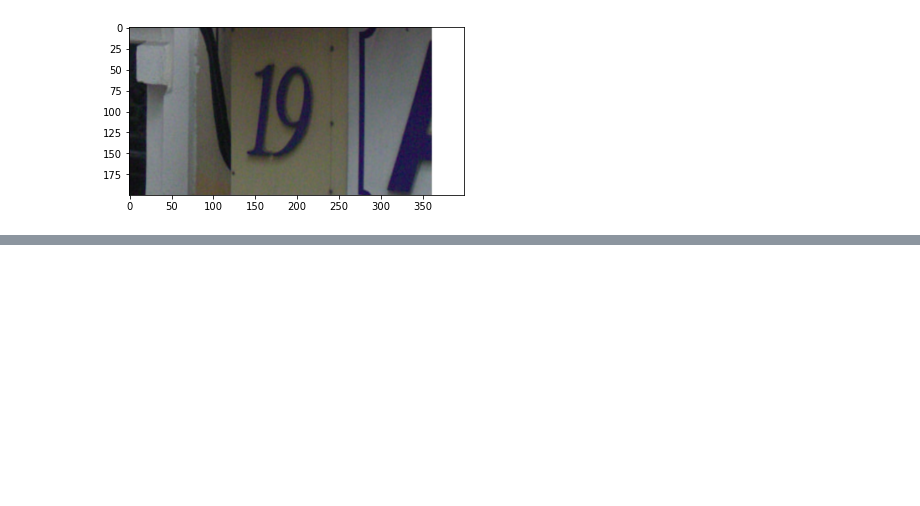
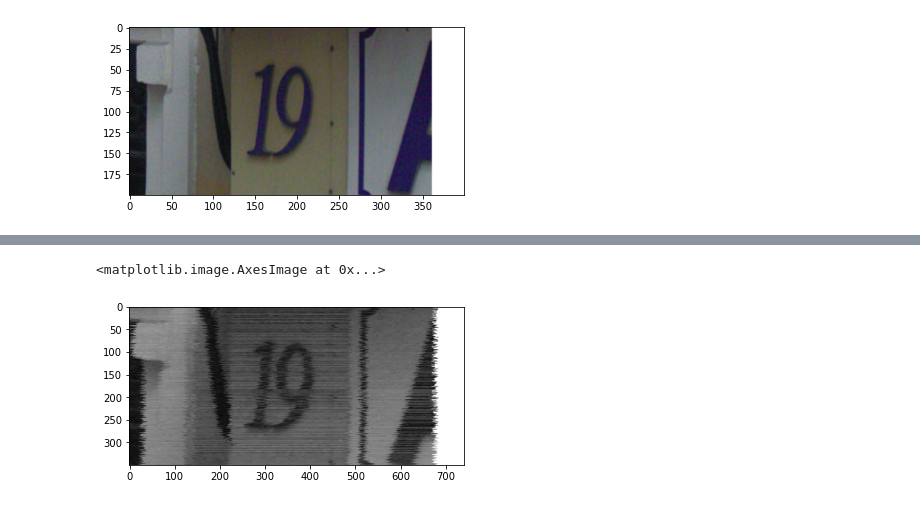
Before and after one commit to zelonTing/CVTask1, a Jupyter notebook: Task2.ipynb, the cells around one changed output, grey strips where cells are left out. Cells and saved outputs as stored; diff of their text form; code cells hidden in the pictures; blank space fills up the shorter version.

```diff
--- a/Task2.ipynb
+++ b/Task2.ipynb
@@ -99,0 +159,14 @@ for i in trans:
+# %%
+seq = iaa.Sequential([         #建立一个名为seq的实例，定义增强方法，用于增强
+    iaa.Crop(px=(0, 16)),     #对图像进行crop操作，随机在距离边缘的0到16像素中选择crop范围
+    iaa.Fliplr(0.5),     #对百分之五十的图像进行做左右翻转
+    iaa.GaussianBlur((0, 1.0))     #在模型上使用0均值1方差进行高斯模糊
+])
+# %%
+imgarr = np.array(img)
+# %%
+img3 = seq.augment_images(imgarr)
+plt.imshow(img3)
+# %% [output]
+<matplotlib.image.AxesImage at 0x...>
+[figure, added]
```
Also changed, not shown: parts of 14 cells of this notebook.
